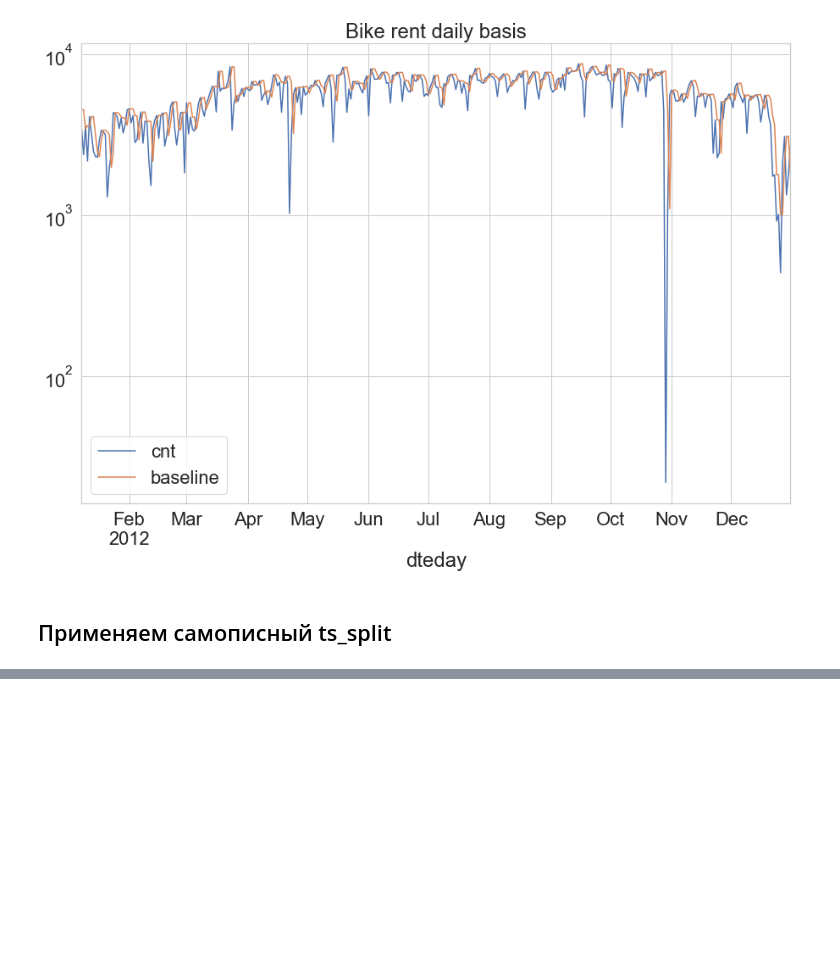
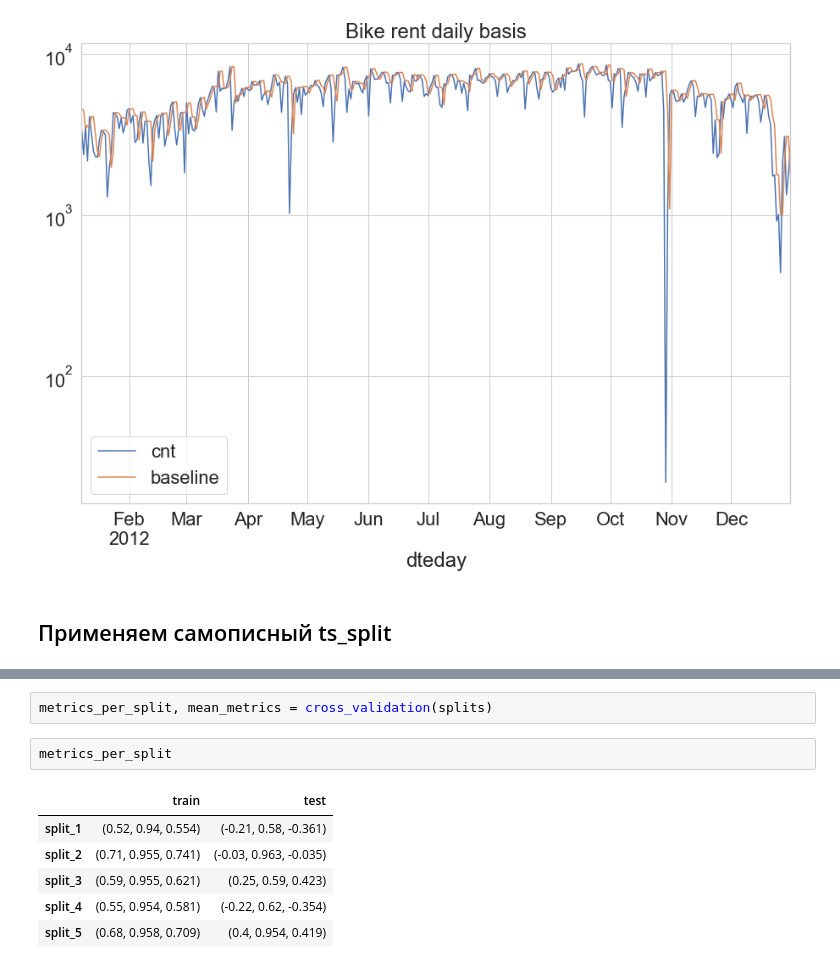
Before and after one commit to alexfadin/timeseries, a Jupyter notebook: TS_hw_1.ipynb, the cells around one changed output, grey strips where cells are left out. Drawn from its saved outputs; the diff is of its cells as text; blank space fills up the shorter version.

```diff
--- a/TS_hw_1.ipynb
+++ b/TS_hw_1.ipynb
@@ -159,0 +185,11 @@ Name: split_5, dtype: int64
+# %%
+metrics_per_split, mean_metrics = cross_validation(splits)
+# %%
+metrics_per_split
+# %% [output]
+|  | train | test |
+| split_1 | (0.52, 0.94, 0.554) | (-0.21, 0.58, -0.361) |
+| split_2 | (0.71, 0.955, 0.741) | (-0.03, 0.963, -0.035) |
+| split_3 | (0.59, 0.955, 0.621) | (0.25, 0.59, 0.423) |
+| split_4 | (0.55, 0.954, 0.581) | (-0.22, 0.62, -0.354) |
+| split_5 | (0.68, 0.958, 0.709) | (0.4, 0.954, 0.419) |
```
Also changed, not shown: parts of 7 cells of this notebook.
